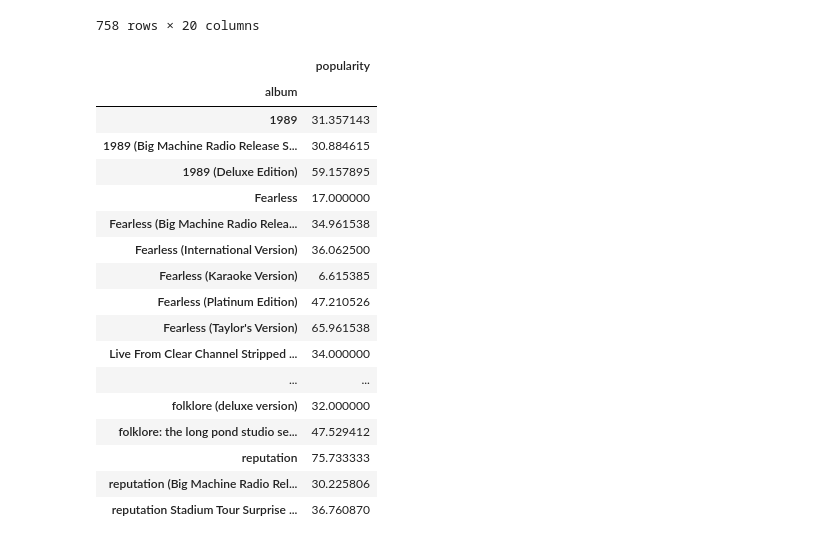
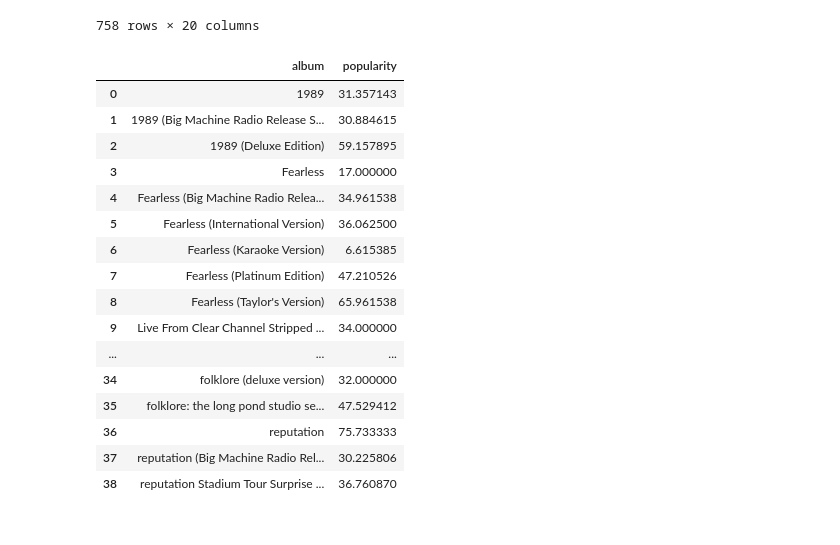
Before and after one commit to zenolucas/python101, a Jupyter notebook: notebooks/spotify.ipynb, the cells around one changed output. Saved outputs shown, nothing was run; the diff lists cells and outputs as text; code cells hidden in the pictures.

```diff
--- a/notebooks/spotify.ipynb
+++ b/notebooks/spotify.ipynb
@@ -22,24 +22,23 @@ data
 | 757 | 1250 | A Perfectly Good Heart - Instrume... | Taylor Swift (Karaoke Version) | 2006-10-24 | 14 | 5NEP34PtTtFQaZpeeDPWeU | spotify:track:5NEP34PtTtFQaZpeeDPWeU | 0.000058 | ... |
 758 rows × 20 columns
 # %%
-mean = data.groupby("album").agg({"popularity" : "mean"})
+mean = data.groupby("album").aggregate({"popularity" : "mean"}).reset_index()
 mean
 # %% [output]
-|  | popularity |
-| album |  |
-| 1989 | 31.357143 |
-| 1989 (Big Machine Radio Release S... | 30.884615 |
-| 1989 (Deluxe Edition) | 59.157895 |
-| Fearless | 17.000000 |
-| Fearless (Big Machine Radio Relea... | 34.961538 |
-| Fearless (International Version) | 36.062500 |
-| Fearless (Karaoke Version) | 6.615385 |
-| Fearless (Platinum Edition) | 47.210526 |
-| Fearless (Taylor's Version) | 65.961538 |
-| Live From Clear Channel Stripped ... | 34.000000 |
-| ... | ... |
-| folklore (deluxe version) | 32.000000 |
-| folklore: the long pond studio se... | 47.529412 |
-| reputation | 75.733333 |
-| reputation (Big Machine Radio Rel... | 30.225806 |
-| reputation Stadium Tour Surprise ... | 36.760870 |
+|  | album | popularity |
+| 0 | 1989 | 31.357143 |
+| 1 | 1989 (Big Machine Radio Release S... | 30.884615 |
+| 2 | 1989 (Deluxe Edition) | 59.157895 |
+| 3 | Fearless | 17.000000 |
+| 4 | Fearless (Big Machine Radio Relea... | 34.961538 |
+| 5 | Fearless (International Version) | 36.062500 |
+| 6 | Fearless (Karaoke Version) | 6.615385 |
+| 7 | Fearless (Platinum Edition) | 47.210526 |
+| 8 | Fearless (Taylor's Version) | 65.961538 |
+| 9 | Live From Clear Channel Stripped ... | 34.000000 |
+| ... | ... | ... |
+| 34 | folklore (deluxe version) | 32.000000 |
+| 35 | folklore: the long pond studio se... | 47.529412 |
+| 36 | reputation | 75.733333 |
+| 37 | reputation (Big Machine Radio Rel... | 30.225806 |
+| 38 | reputation Stadium Tour Surprise ... | 36.760870 |
```
Also changed, not shown: parts of 2 cells of this notebook, 1 other file.
